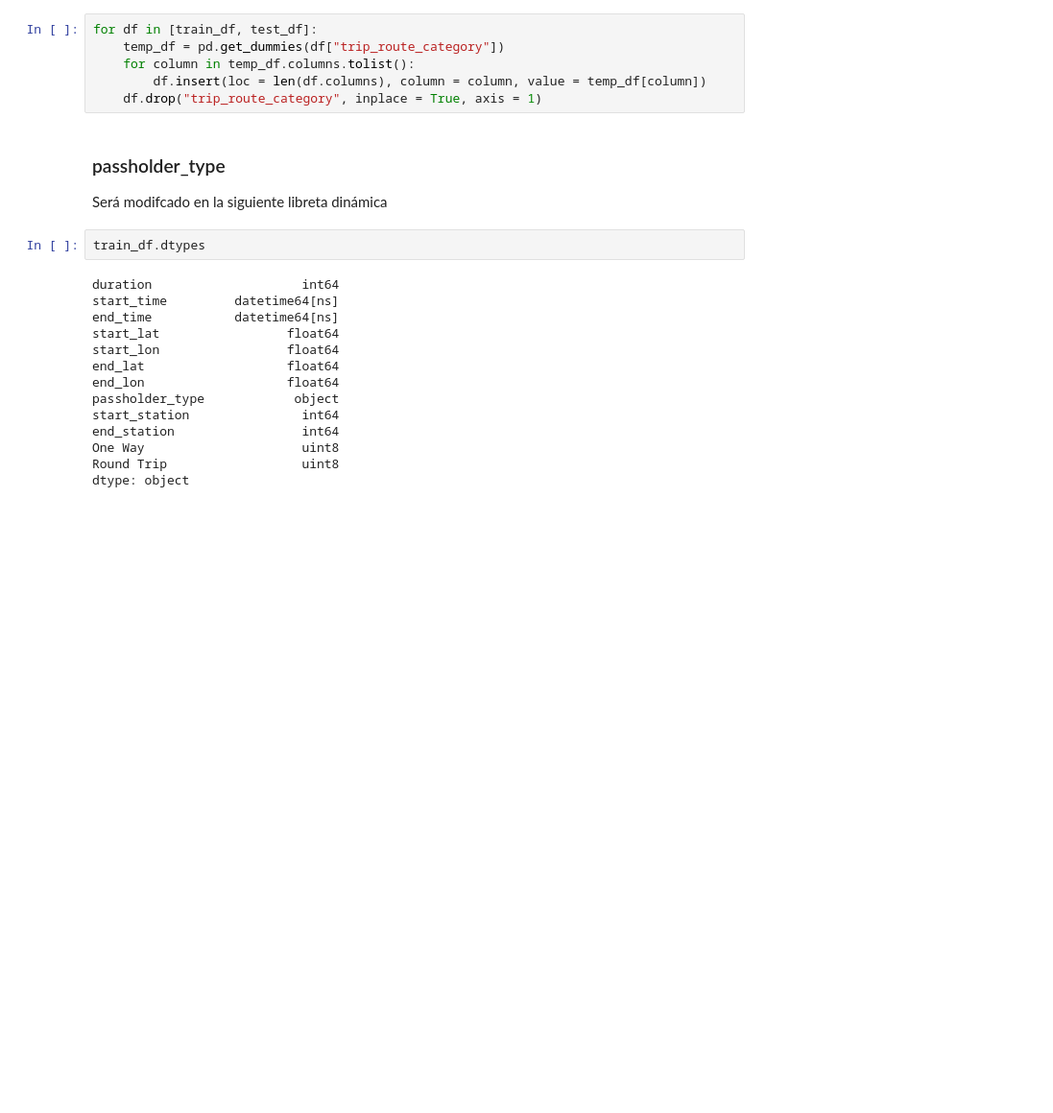
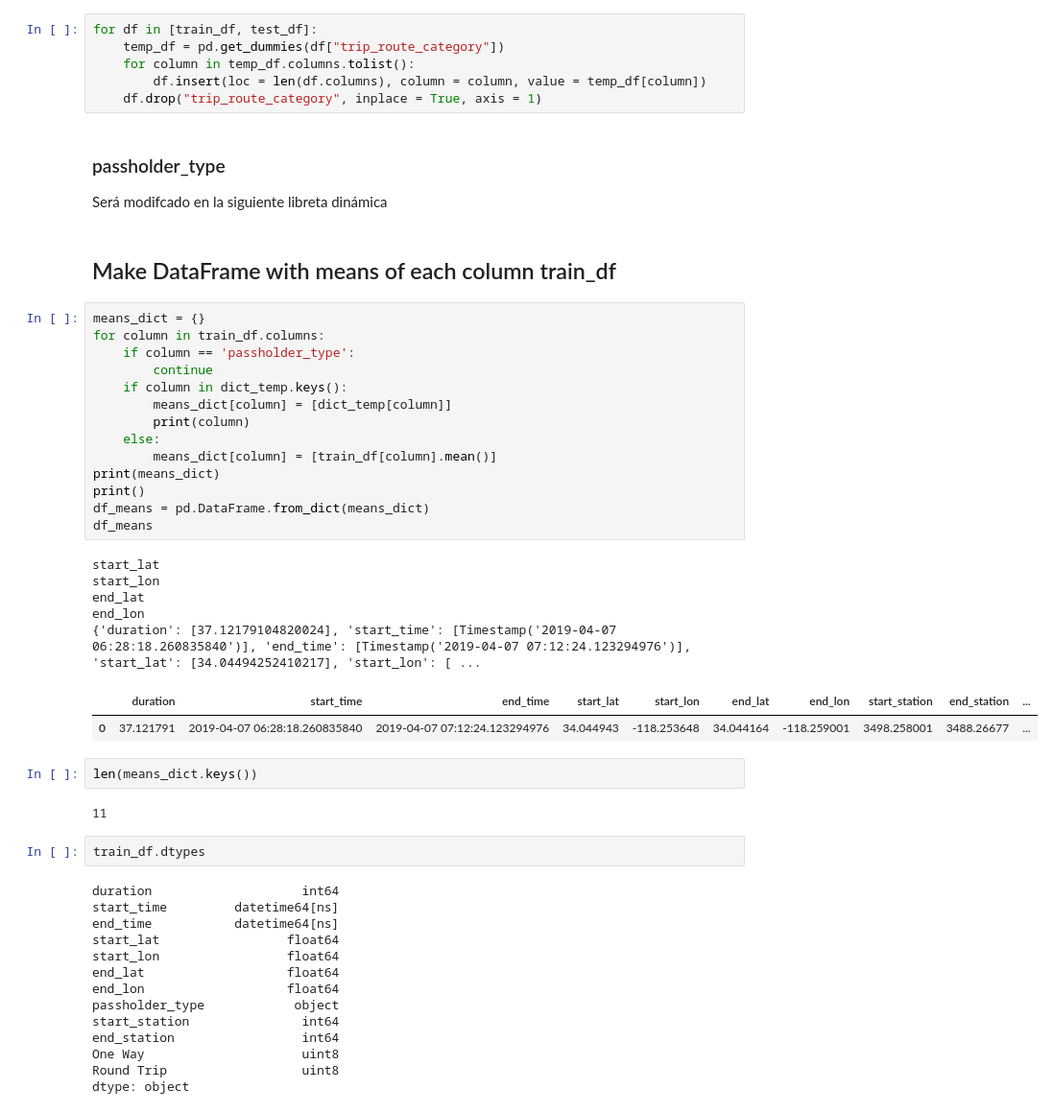
Before and after one commit to rininobaron/Bikes_Sharing_Platform_DS, a Jupyter notebook: Notebooks_Kaggle/notebook_2_Data_Preparation.ipynb, the cells around one changed output. Shown at 96% size. Saved outputs shown, nothing was run; the diff lists cells and outputs as text; blank space fills up the shorter version.

Commit message:
Make DataFrame with means of each column train_df

```diff
--- a/Notebooks_Kaggle/notebook_2_Data_Preparation.ipynb
+++ b/Notebooks_Kaggle/notebook_2_Data_Preparation.ipynb
@@ -224,6 +224,34 @@ for df in [train_df, test_df]:
 ### passholder_type
 
 Será modifcado en la siguiente libreta dinámica
+# %% [markdown]
+## Make DataFrame with means of each column train_df
+# %%
+means_dict = {}
+for column in train_df.columns:
+    if column == 'passholder_type':
+        continue
+    if column in dict_temp.keys():
+        means_dict[column] = [dict_temp[column]]
+        print(column)
+    else:
+        means_dict[column] = [train_df[column].mean()]
+print(means_dict)
+print()
+df_means = pd.DataFrame.from_dict(means_dict)
+df_means
+# %% [output]
+start_lat
+start_lon
+end_lat
+end_lon
+{'duration': [37.12179104820024], 'start_time': [Timestamp('2019-04-07 06:28:18.260835840')], 'end_time': [Timestamp('2019-04-07 07:12:24.123294976')], 'start_lat': [34.04494252410217], 'start_lon': [ ...
+|  | duration | start_time | end_time | start_lat | start_lon | end_lat | end_lon | start_station | end_station | ... |
+| 0 | 37.121791 | 2019-04-07 06:28:18.260835840 | 2019-04-07 07:12:24.123294976 | 34.044943 | -118.253648 | 34.044164 | -118.259001 | 3498.258001 | 3488.26677 | ... |
+# %%
+len(means_dict.keys())
+# %% [output]
+11
 # %%
 train_df.dtypes
 # %% [output]
```
Also changed, not shown: parts of 1 cell of this notebook.
